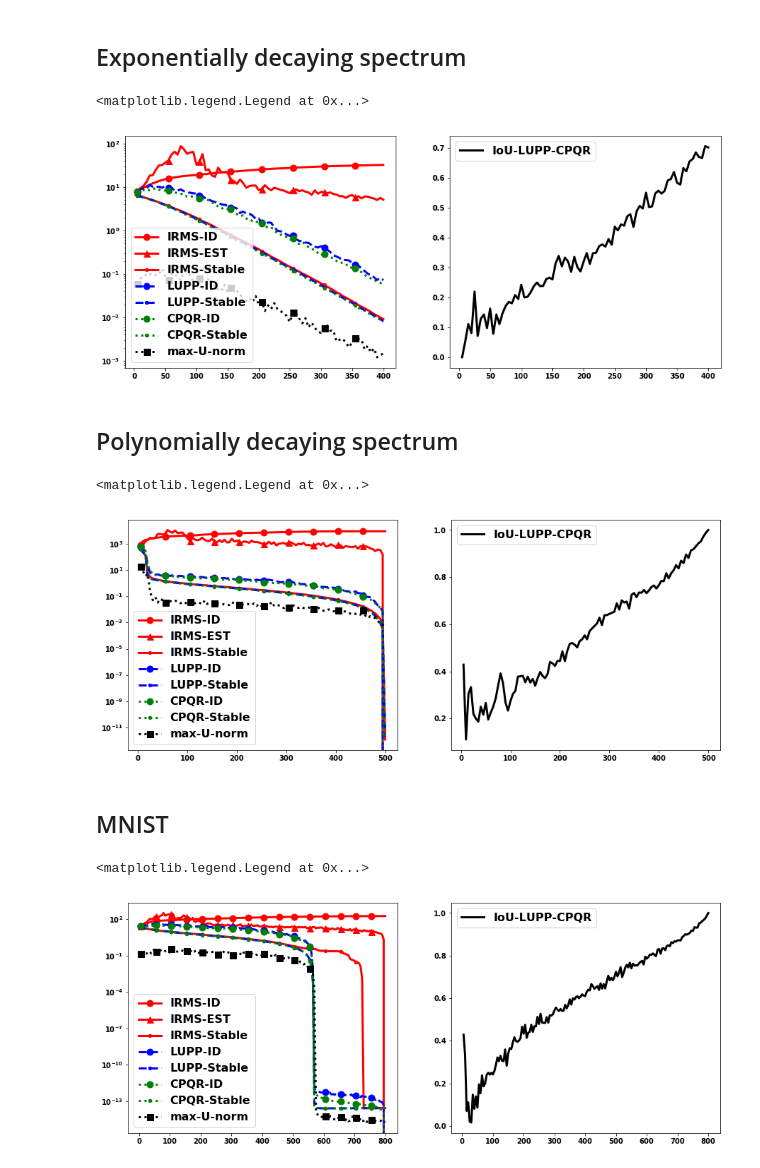
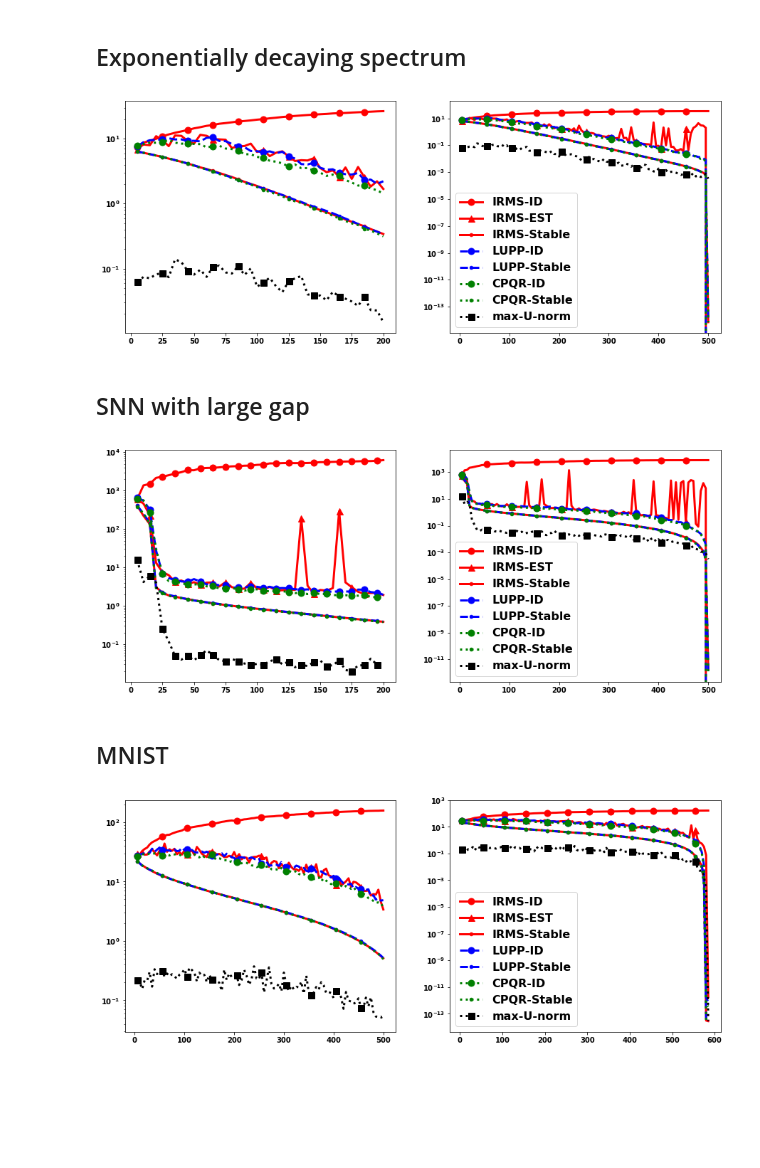
Before and after one commit to dyjdongyijun/Robust_Blockwise_Random_Pivoting, a Jupyter notebook: irms.ipynb, the cells around one changed output. Drawn from its saved outputs; the diff is of its cells as text; code cells hidden in the pictures; blank space fills up the shorter version.

```diff
--- a/irms.ipynb
+++ b/irms.ipynb
@@ -367,7 +367,7 @@ def iterative_randomized_id(A, tol, b=10, mode='lu', record_error=True, verbose=
         if W is None:
             W = W_local
         else:
-            W[candidates[-len(p_row):],:] = W[candidates[p_row],:]
+            W[candidates[p_row],:] = W[candidates,:]
             W = np.hstack((W, W_local)) # (m, b(t+1))
         W = W.astype(np.double)
 
@@ -375,7 +375,8 @@ def iterative_randomized_id(A, tol, b=10, mode='lu', record_error=True, verbose=
         if L is None:
             L = L_t
         else:
-            L[-len(p_row):,:] = L[p_row,:]
+            candidates_local = np.arange(len(skeletons), A.shape[0], dtype=np.int) #(m-bt,)
+            L[candidates_local[p_row],:] = L[candidates_local,:]
             L = np.hstack((L, np.vstack((np.zeros((A.shape[0]-L_t.shape[0],b), dtype=np.double), L_t))))
         L = L.astype(np.double) # (m, b(t+1))
 
@@ -459,70 +460,82 @@ plot_styler = {
 # %%
 errors, others, ranks = compare_id_algorithms(targets['Gaussian-exp'], mode='lu')
 # %%
-max_x = 400
+max_x = 200
 mask = ranks<=max_x
 markevery = 10
 
 plt.figure(figsize=(15,6))
 plt.subplot(1,2,1)
 for err_key, err_val in errors.items():
-    plt.plot(ranks[mask], err_val[mask], plot_styler[err_key], label=err_key, markevery=markevery)
-plt.legend()
+    plt.plot(ranks[mask], err_val[mask], plot_styler[err_key], label=err_key, markevery=4)
+# plt.legend()
 ax = plt.gca()
 ax.set_yscale('log')
 
 plt.subplot(1,2,2)
-for key, val in others.items():
-    plt.plot(ranks[mask], val[mask], plot_styler[key], label=key, markevery=markevery)
+for err_key, err_val in errors.items():
+    plt.plot(ranks, err_val, plot_styler[err_key], label=err_key, markevery=markevery)
 plt.legend()
+ax = plt.gca()
+ax.set_yscale('log')
+# for key, val in others.items():
+#     plt.plot(ranks[mask], val[mask], plot_styler[key], label=key, markevery=markevery)
+# plt.legend()
 # %% [output]
-<matplotlib.legend.Legend at 0x...>
-[figure, old version]
+[figure, new version]
-# %% [markdown]
-## Polynomially decaying spectrum
+# %% [markdown]
+## SNN with large gap
 # %%
 errors, others, ranks = compare_id_algorithms(targets['SNN-m500n500r20a100'], mode='lu')
 # %%
-max_x = 500
+max_x = 200
 mask = ranks<=max_x
 markevery = 10
 
 plt.figure(figsize=(15,6))
 plt.subplot(1,2,1)
 for err_key, err_val in errors.items():
-    plt.plot(ranks[mask], err_val[mask], plot_styler[err_key], label=err_key, markevery=markevery)
-plt.legend()
+    plt.plot(ranks[mask], err_val[mask], plot_styler[err_key], label=err_key, markevery=2)
+# plt.legend()
 ax = plt.gca()
 ax.set_yscale('log')
 
 plt.subplot(1,2,2)
-for key, val in others.items():
-    plt.plot(ranks[mask], val[mask], plot_styler[key], label=key, markevery=markevery)
+for err_key, err_val in errors.items():
+    plt.plot(ranks, err_val, plot_styler[err_key], label=err_key, markevery=markevery)
 plt.legend()
+ax = plt.gca()
+ax.set_yscale('log')
+# for key, val in others.items():
+#     plt.plot(ranks[mask], val[mask], plot_styler[key], label=key, markevery=markevery)
+# plt.legend()
 # %% [output]
-<matplotlib.legend.Legend at 0x...>
-[figure, old version]
+[figure, new version]
 # %% [markdown]
 ## MNIST
 # %%
 errors, others, ranks =  compare_id_algorithms(targets['MNIST'], mode='lu')
 # %%
-max_x = 800
+max_x = 500
 mask = ranks<=max_x
 markevery = 10
 
 plt.figure(figsize=(15,6))
 plt.subplot(1,2,1)
 for err_key, err_val in errors.items():
-    plt.plot(ranks[mask], err_val[mask], plot_styler[err_key], label=err_key, markevery=markevery)
-plt.legend()
+    plt.plot(ranks[mask], err_val[mask], plot_styler[err_key], label=err_key, markevery=10)
+# plt.legend()
 ax = plt.gca()
 ax.set_yscale('log')
 
 plt.subplot(1,2,2)
-for key, val in others.items():
-    plt.plot(ranks[mask], val[mask], plot_styler[key], label=key, markevery=markevery)
+for err_key, err_val in errors.items():
+    plt.plot(ranks, err_val, plot_styler[err_key], label=err_key, markevery=markevery)
 plt.legend()
+ax = plt.gca()
+ax.set_yscale('log')
+# for key, val in others.items():
+#     plt.plot(ranks[mask], val[mask], plot_styler[key], label=key, markevery=markevery)
+# plt.legend()
 # %% [output]
-<matplotlib.legend.Legend at 0x...>
-[figure, old version]
+[figure, new version]
```
Also changed, not shown: parts of 1 cell of this notebook.
